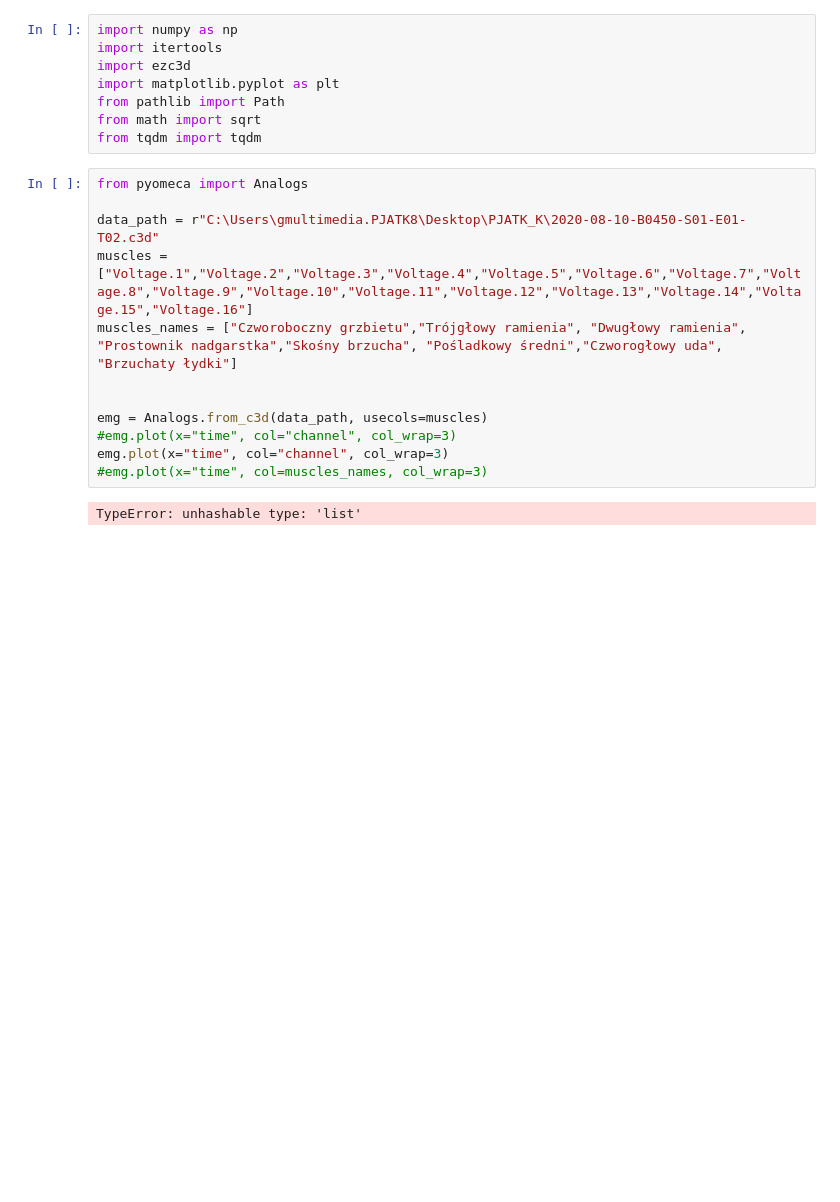
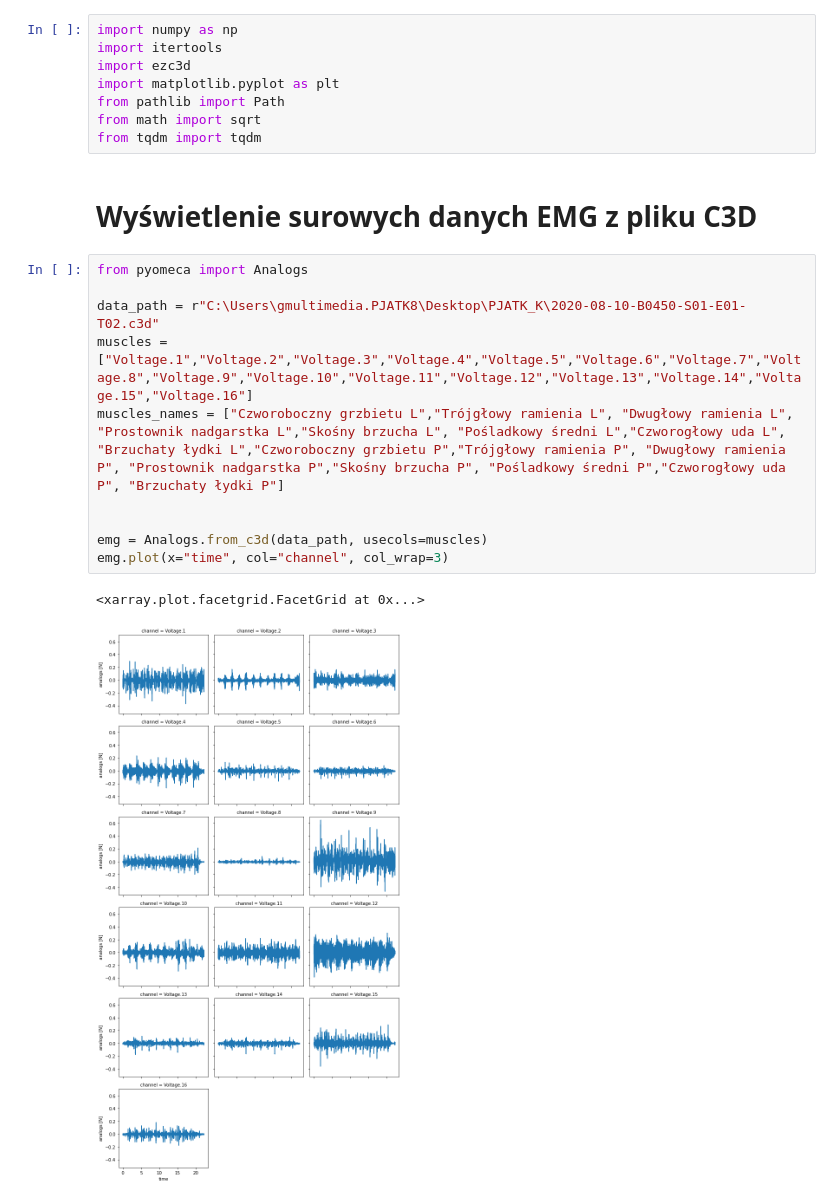
Before and after one commit to kkluwak/PJATK2020, a Jupyter notebook: RDCLabs/odczyt_emg.ipynb, the cells around one changed output. Cells and saved outputs as stored; diff of their text form; blank space fills up the shorter version.

```diff
--- a/RDCLabs/odczyt_emg.ipynb
+++ b/RDCLabs/odczyt_emg.ipynb
@@ -6,17 +6,18 @@ import matplotlib.pyplot as plt
 from pathlib import Path
 from math import sqrt
 from tqdm import tqdm
+# %% [markdown]
+# Wyświetlenie surowych danych EMG z pliku C3D
 # %%
 from pyomeca import Analogs
 
 data_path = r"C:\Users\gmultimedia.PJATK8\Desktop\PJATK_K\2020-08-10-B0450-S01-E01-T02.c3d"
 muscles = ["Voltage.1","Voltage.2","Voltage.3","Voltage.4","Voltage.5","Voltage.6","Voltage.7","Voltage.8","Voltage.9","Voltage.10","Voltage.11","Voltage.12","Voltage.13","Voltage.14","Voltage.15","Voltage.16"]
-muscles_names = ["Czworoboczny grzbietu","Trójgłowy ramienia", "Dwugłowy ramienia", "Prostownik nadgarstka","Skośny brzucha", "Pośladkowy średni","Czworogłowy uda", "Brzuchaty łydki"]
+muscles_names = ["Czworoboczny grzbietu L","Trójgłowy ramienia L", "Dwugłowy ramienia L", "Prostownik nadgarstka L","Skośny brzucha L", "Pośladkowy średni L","Czworogłowy uda L", "Brzuchaty łydki L","Czworoboczny grzbietu P","Trójgłowy ramienia P", "Dwugłowy ramienia P", "Prostownik nadgarstka P","Skośny brzucha P", "Pośladkowy średni P","Czworogłowy uda P", "Brzuchaty łydki P"]
 
 
 emg = Analogs.from_c3d(data_path, usecols=muscles)
-#emg.plot(x="time", col="channel", col_wrap=3)
 emg.plot(x="time", col="channel", col_wrap=3)
-#emg.plot(x="time", col=muscles_names, col_wrap=3)
 # %% [output]
-TypeError: unhashable type: 'list'
+<xarray.plot.facetgrid.FacetGrid at 0x...>
+[figure, added]
```
Also changed, not shown: parts of 11 cells of this notebook.
